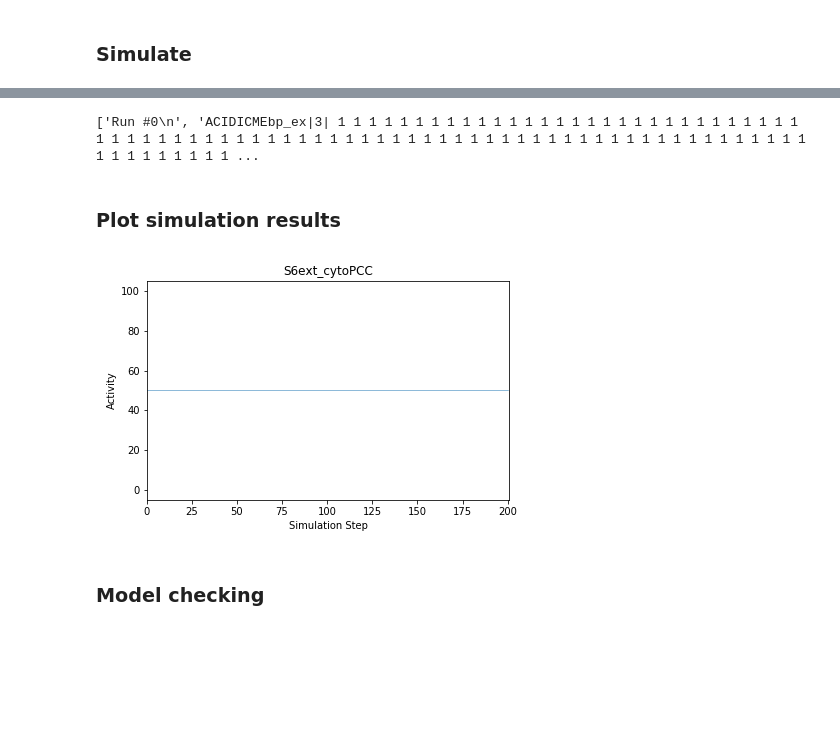
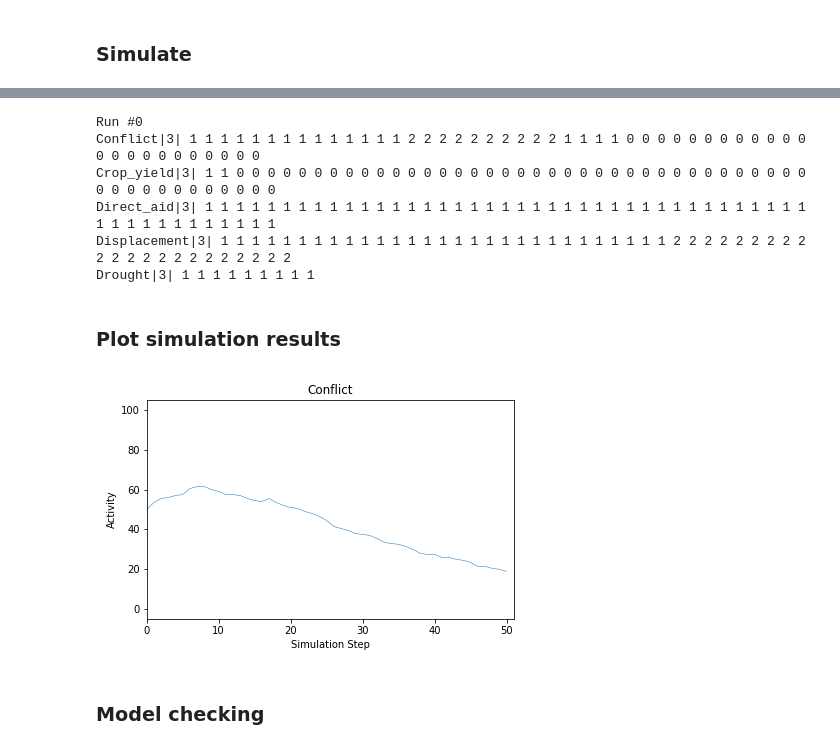
Before and after one commit to WorldModelers/Integration, a Jupyter notebook: Notebooks/DySE_tests.ipynb, the cells around one changed output, grey strips where cells are left out. Drawn from its saved outputs; the diff is of its cells as text; code cells hidden in the pictures; blank space fills up the shorter version.

```diff
--- a/Notebooks/DySE_tests.ipynb
+++ b/Notebooks/DySE_tests.ipynb
@@ -54,9 +92,14 @@ simulator_interface.setup_and_run_simulation(
 # %%
 # show part of the simulation trace file
 traces = read_contents(simulation_trace_file)
-print(traces[:10])
+print(traces[:500])
 # %% [output]
-['Run #0\n', 'ACIDICMEbp_ex|3| 1 1 1 1 1 1 1 1 1 1 1 1 1 1 1 1 1 1 1 1 1 1 1 1 1 1 1 1 1 1 1 1 1 1 1 1 1 1 1 1 1 1 1 1 1 1 1 1 1 1 1 1 1 1 1 1 1 1 1 1 1 1 1 1 1 1 1 1 1 1 1 1 1 1 1 1 1 1 1 1 1 1 1 1 1 ...
+Run #0
+Conflict|3| 1 1 1 1 1 1 1 1 1 1 1 1 1 1 2 2 2 2 2 2 2 2 2 2 1 1 1 1 0 0 0 0 0 0 0 0 0 0 0 0 0 0 0 0 0 0 0 0 0 0 0
+Crop_yield|3| 1 1 0 0 0 0 0 0 0 0 0 0 0 0 0 0 0 0 0 0 0 0 0 0 0 0 0 0 0 0 0 0 0 0 0 0 0 0 0 0 0 0 0 0 0 0 0 0 0 0 0
+Direct_aid|3| 1 1 1 1 1 1 1 1 1 1 1 1 1 1 1 1 1 1 1 1 1 1 1 1 1 1 1 1 1 1 1 1 1 1 1 1 1 1 1 1 1 1 1 1 1 1 1 1 1 1 1
+Displacement|3| 1 1 1 1 1 1 1 1 1 1 1 1 1 1 1 1 1 1 1 1 1 1 1 1 1 1 1 1 1 2 2 2 2 2 2 2 2 2 2 2 2 2 2 2 2 2 2 2 2 2 2
+Drought|3| 1 1 1 1 1 1 1 1 1
 # %% [markdown]
 ### Plot simulation results
 # %%
@@ -67,9 +107,12 @@ element = 'S6ext_cytoPCC'
 # %%
-# plot results for S6ext_cytoPCC
+# plot results for the Conflict element
+simulation_trace_file = 'simulation/use_case_baseline/output.txt'
+plot_output_path_baseline = 'simulation/use_case_baseline/'
+element = 'Conflict'
 visualization_interface.plot_as_picture([simulation_trace_file], plot_output_path_baseline, elementsList=[element])
 Image(plot_output_path_baseline + element + '.png')
 # %% [output]
-[figure, old version]
+[figure, new version]
 # %% [markdown]
 ### Model checking
 # %%
```
Also changed, not shown: parts of 83 cells of this notebook.
